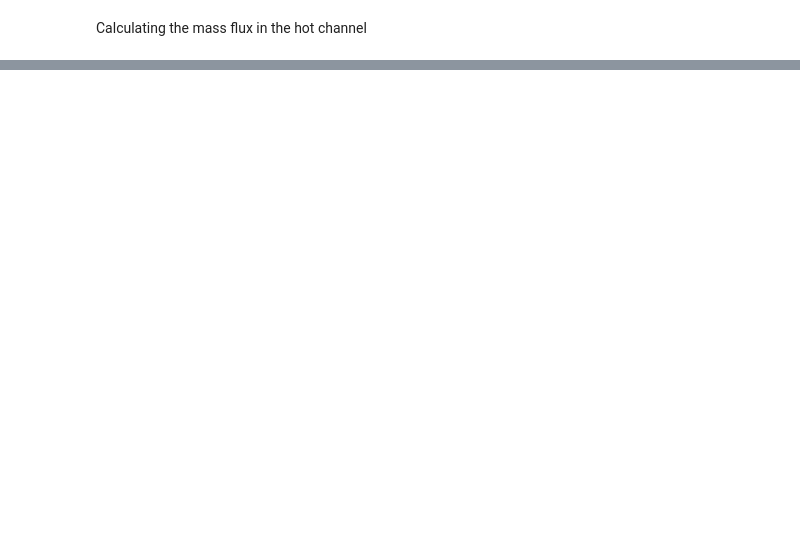
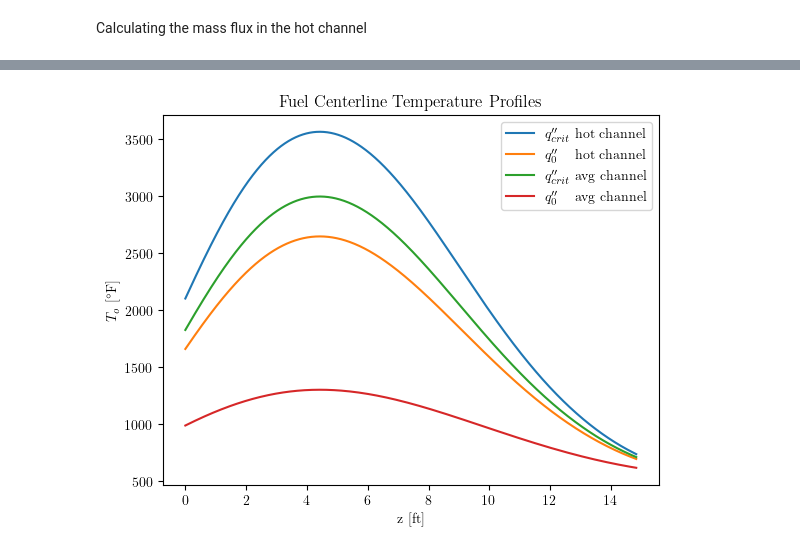
Before and after one commit to gsgall/NCSU_Undergraduate_Projects, a Jupyter notebook: NE_402/Project/main.ipynb, the cells around one changed output, grey strips where cells are left out. Cells and saved outputs as stored; diff of their text form; code cells hidden in the pictures; blank space fills up the shorter version.

```diff
--- a/NE_402/Project/main.ipynb
+++ b/NE_402/Project/main.ipynb
@@ -274,0 +480,20 @@ Work per pump = 7,793.27 hp
+# %%
+from helper import fuel_centerline_profile
+T_o_crit_hot = fuel_centerline_profile(T_s_crit_hot, T_range, z_range, qpp_crit_hot, H_f, lambda_, R_o)
+T_o_hot = fuel_centerline_profile(T_s_hot, T_range, z_range, qpp_hot, H_f, lambda_, R_o)
+T_o_crit_avg = fuel_centerline_profile(T_s_crit_avg, T_range, z_range, qpp_crit_avg, H_f, lambda_, R_o)
+T_o_avg = fuel_centerline_profile(T_s_avg, T_range, z_range, qpp_bar, H_f, lambda_, R_o)
+
+plt.figure()
+plt.plot(z_range, T_o_crit_hot)
+plt.plot(z_range, T_o_hot)
+plt.plot(z_range, T_o_crit_avg)
+plt.plot(z_range, T_o_avg)
+plt.title('Fuel Centerline Temperature Profiles')
+plt.legend(['$q\'\'_{crit}$ hot channel', '$q\'\'_0\;\;\;$ hot channel', '$q\'\'_{crit}$ avg channel', '$q\'\'_0\;\;\;$ avg channel'])
+plt.xlabel('z [ft]')
+plt.ylabel('$T_{o}$ [${}^\circ$F]')
+plt.savefig('figs/T_o.pdf', format='pdf', bbox_inches='tight')
+plt.show()
+# %% [output]
+[figure, added]
```
Also changed, not shown: parts of 19 cells of this notebook, 21 other files.
